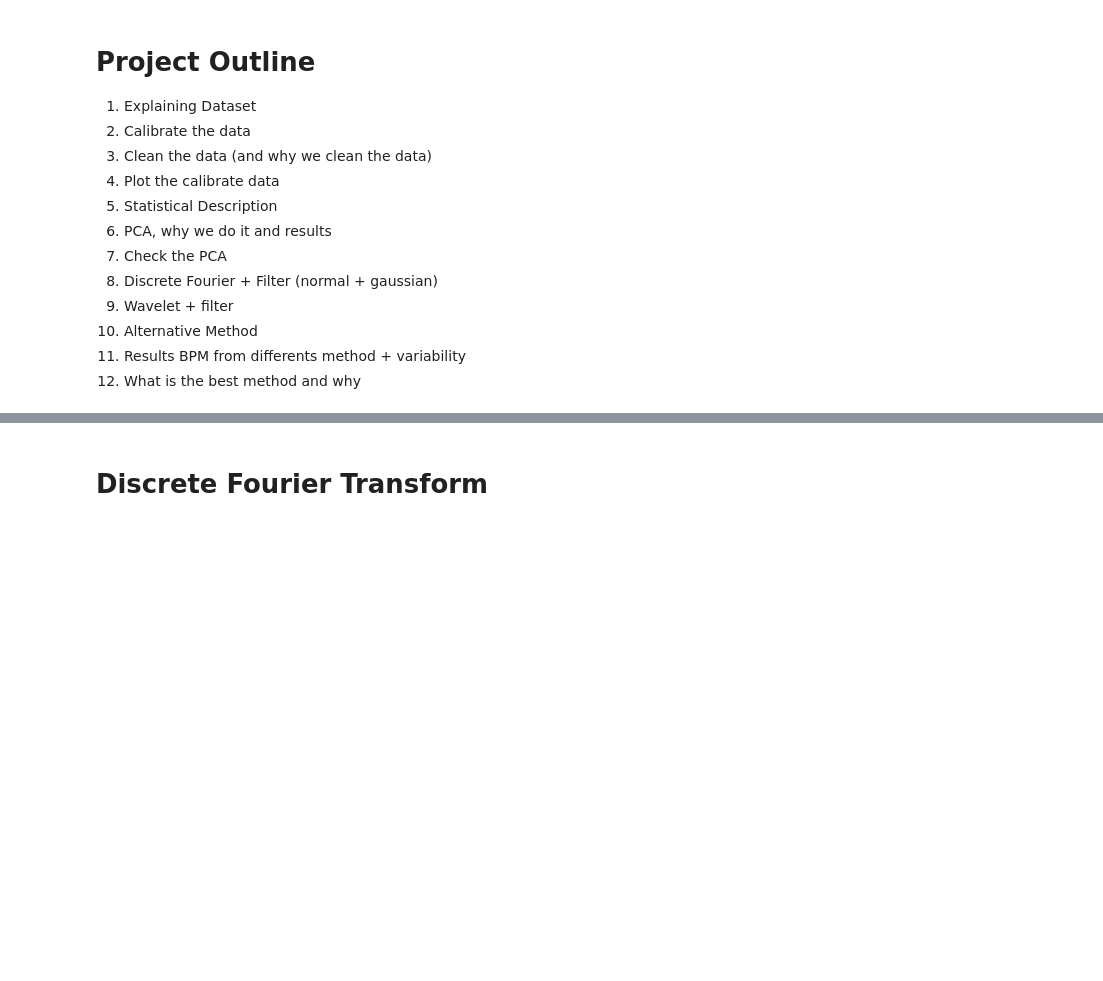
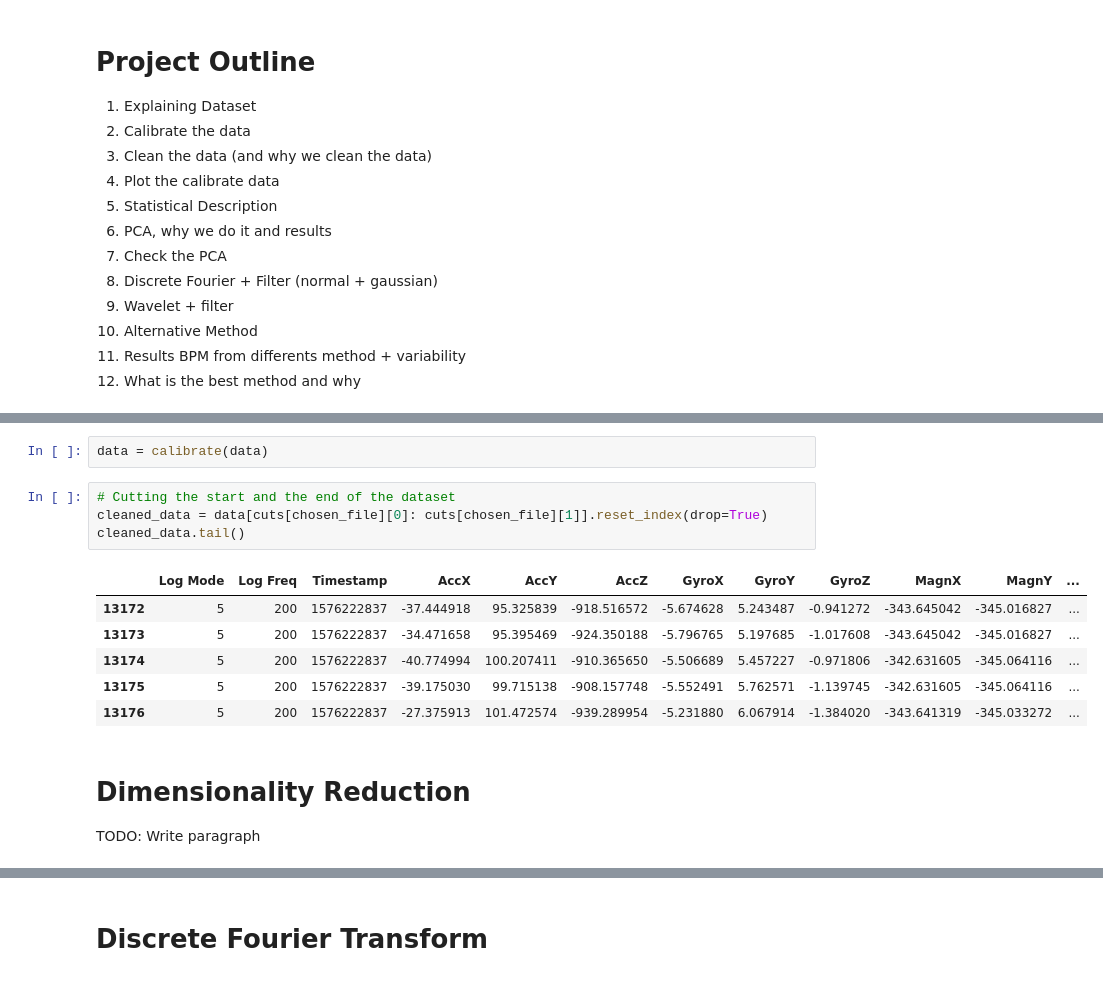
Before and after one commit to paololapo/HeartRateEstimation, a Jupyter notebook: Real_Project.ipynb, the cells around one changed output, grey strips where cells are left out. Cells and saved outputs as stored; diff of their text form; blank space fills up the shorter version.

```diff
--- a/Real_Project.ipynb
+++ b/Real_Project.ipynb
@@ -34,0 +79,16 @@ import matplotlib.mlab as mlab
+# %%
+data = calibrate(data)
+# %%
+# Cutting the start and the end of the dataset
+cleaned_data = data[cuts[chosen_file][0]: cuts[chosen_file][1]].reset_index(drop=True)
+cleaned_data.tail()
+# %% [output]
+|  | Log Mode | Log Freq | Timestamp | AccX | AccY | AccZ | GyroX | GyroY | GyroZ | MagnX | MagnY | ... |
+| 13172 | 5 | 200 | 1576222837 | -37.444918 | 95.325839 | -918.516572 | -5.674628 | 5.243487 | -0.941272 | -343.645042 | -345.016827 | ... |
+| 13173 | 5 | 200 | 1576222837 | -34.471658 | 95.395469 | -924.350188 | -5.796765 | 5.197685 | -1.017608 | -343.645042 | -345.016827 | ... |
+| 13174 | 5 | 200 | 1576222837 | -40.774994 | 100.207411 | -910.365650 | -5.506689 | 5.457227 | -0.971806 | -342.631605 | -345.064116 | ... |
+| 13175 | 5 | 200 | 1576222837 | -39.175030 | 99.715138 | -908.157748 | -5.552491 | 5.762571 | -1.139745 | -342.631605 | -345.064116 | ... |
+| 13176 | 5 | 200 | 1576222837 | -27.375913 | 101.472574 | -939.289954 | -5.231880 | 6.067914 | -1.384020 | -343.641319 | -345.033272 | ... |
+# %% [markdown]
+# Dimensionality Reduction
+TODO: Write paragraph
```
Also changed, not shown: parts of 39 cells of this notebook, 1 other file.
